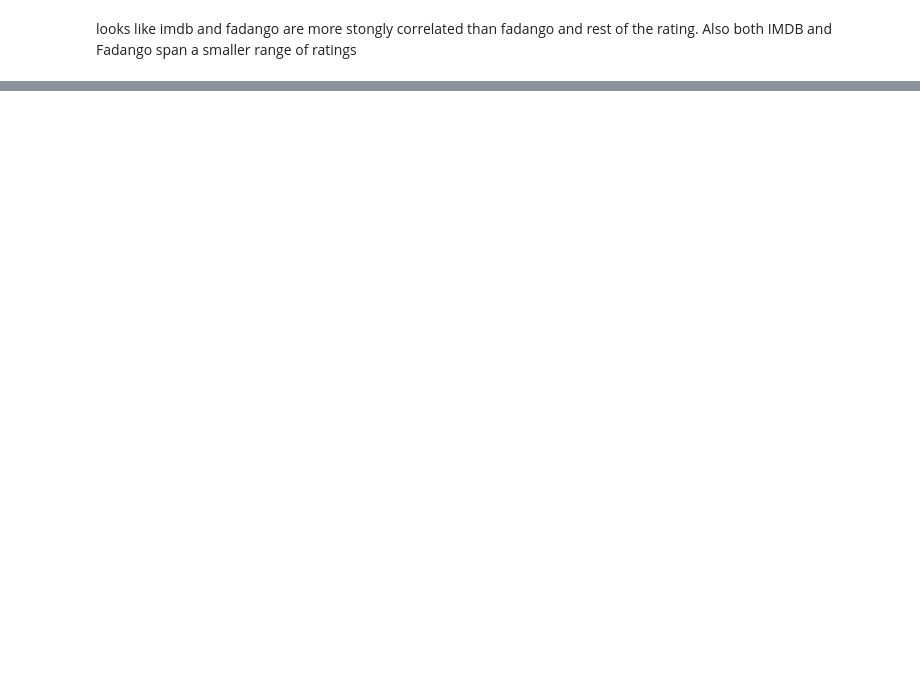
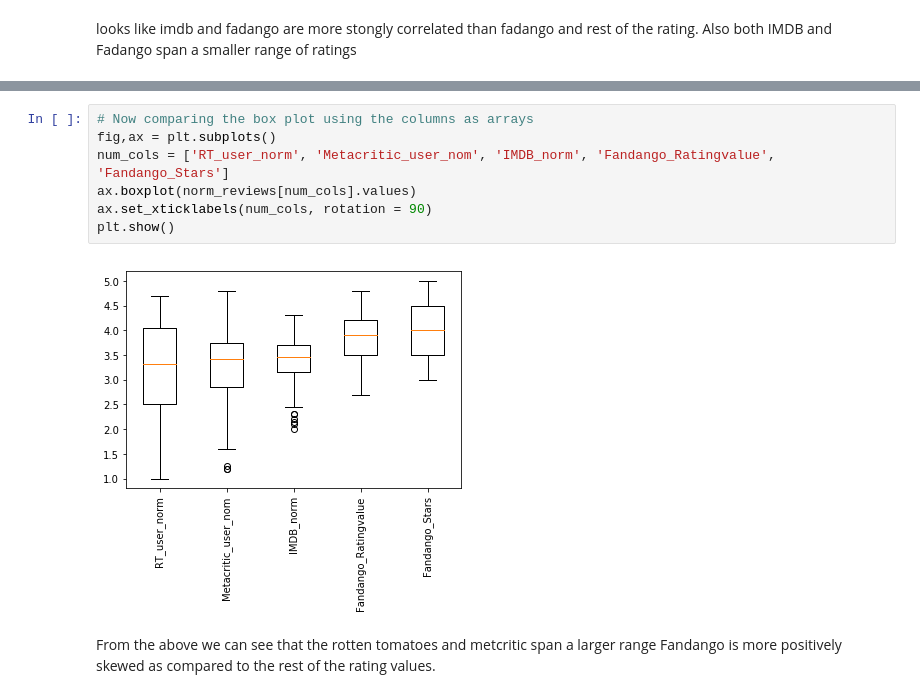
Before and after one commit to Suha4321/Suha4321.github.io, a Jupyter notebook: Fadango/FadangoMovieRatingAnalysis.ipynb, the cells around one changed output, grey strips where cells are left out. Drawn from its saved outputs; the diff is of its cells as text; blank space fills up the shorter version.

```diff
--- a/Fadango/FadangoMovieRatingAnalysis.ipynb
+++ b/Fadango/FadangoMovieRatingAnalysis.ipynb
@@ -148,0 +241,12 @@ looks like imdb and fadango are more stongly correlated than fadango and rest of
+# %%
+# Now comparing the box plot using the columns as arrays
+fig,ax = plt.subplots()
+num_cols = ['RT_user_norm', 'Metacritic_user_nom', 'IMDB_norm', 'Fandango_Ratingvalue', 'Fandango_Stars']
+ax.boxplot(norm_reviews[num_cols].values)
+ax.set_xticklabels(num_cols, rotation = 90)
+plt.show()
+# %% [output]
+[figure, added]
+# %% [markdown]
+From the above we can see that the rotten tomatoes and metcritic span a larger range
+Fandango is more positively skewed as compared to the rest of the rating values.
```
Also changed, not shown: parts of 12 cells of this notebook, 1 other file.
